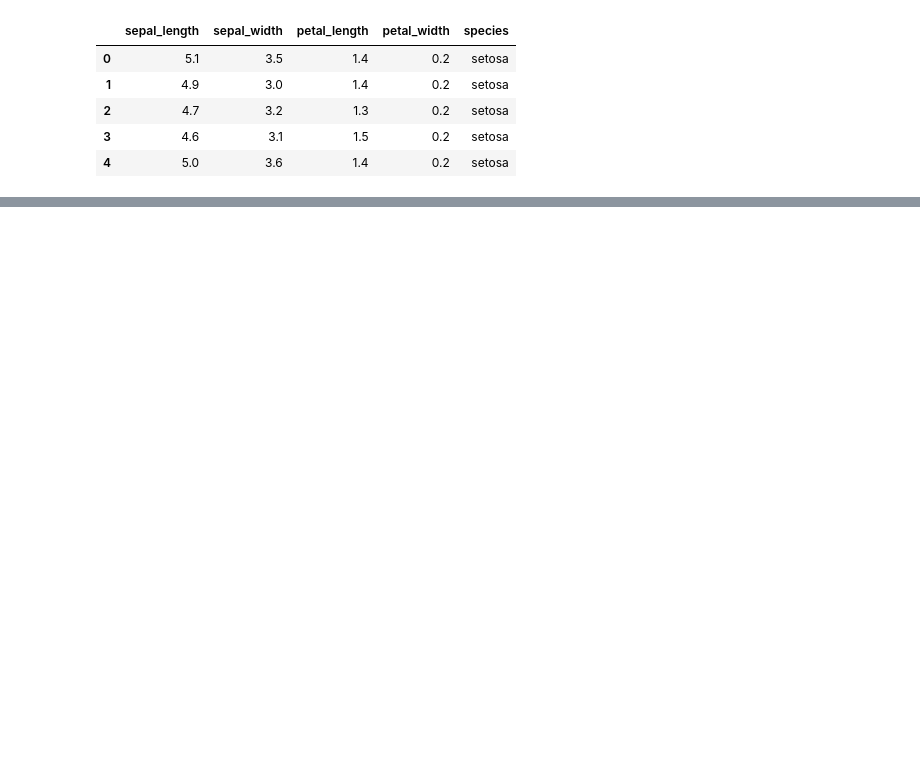
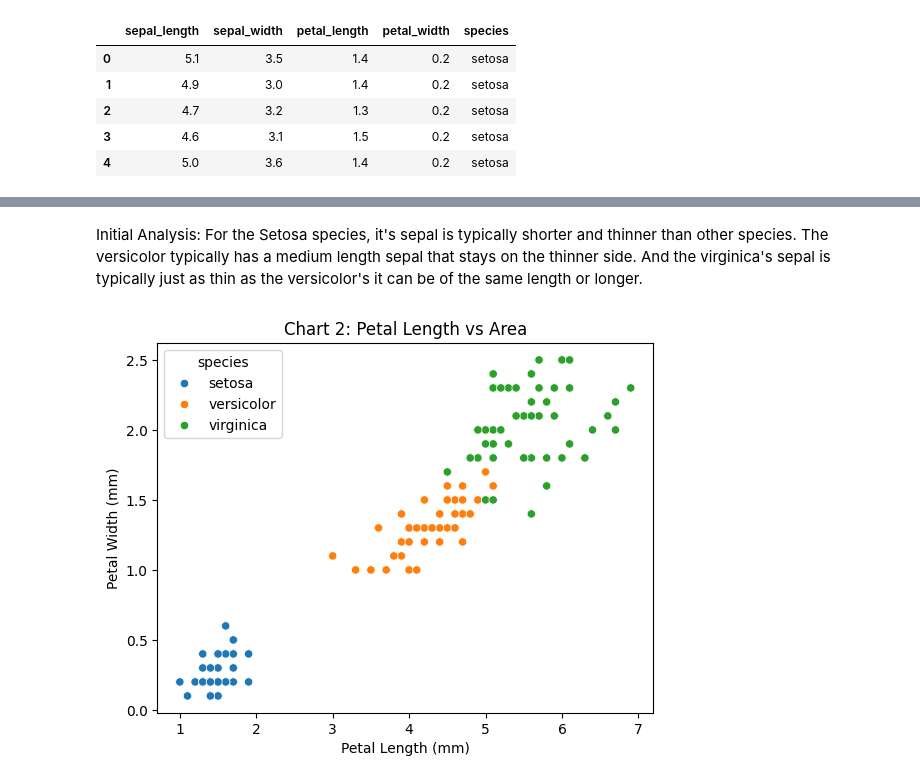
Before and after one commit to kehummel/datafun-04-eda, a Jupyter notebook: datafun_04_eda.ipynb, the cells around one changed output, grey strips where cells are left out. Cells and saved outputs as stored; diff of their text form; code cells hidden in the pictures; blank space fills up the shorter version.

```diff
--- a/datafun_04_eda.ipynb
+++ b/datafun_04_eda.ipynb
@@ -36,0 +130,17 @@ iris_df.head()
+# %% [markdown]
+Initial Analysis: For the Setosa species, it's sepal is typically shorter and thinner than other species. The versicolor typically has a medium length sepal that stays on the thinner side. And the virginica's sepal is typically just as thin as the versicolor's it can be of the same length or longer.
+# %%
+# Created a scatter plot to show the sepal's length versus its width
+# The hue parameter is used to color the data points
+# by species (a categorical column)
+scatter_plts = sns.scatterplot(iris_df, x='Petal Length', y='Petal Width', hue='species')
+
+#setting the labels and title of the graph
+scatter_plts.set_xlabel("Petal Length (mm)")
+scatter_plts.set_ylabel("Petal Width (mm)")
+scatter_plts.set_title("Chart 2: Petal Length vs Area")
+
+# Show all plots
+matplotlib.pyplot.show()
+# %% [output]
+[figure, added]
```
Also changed, not shown: parts of 19 cells of this notebook, 1 other file.
